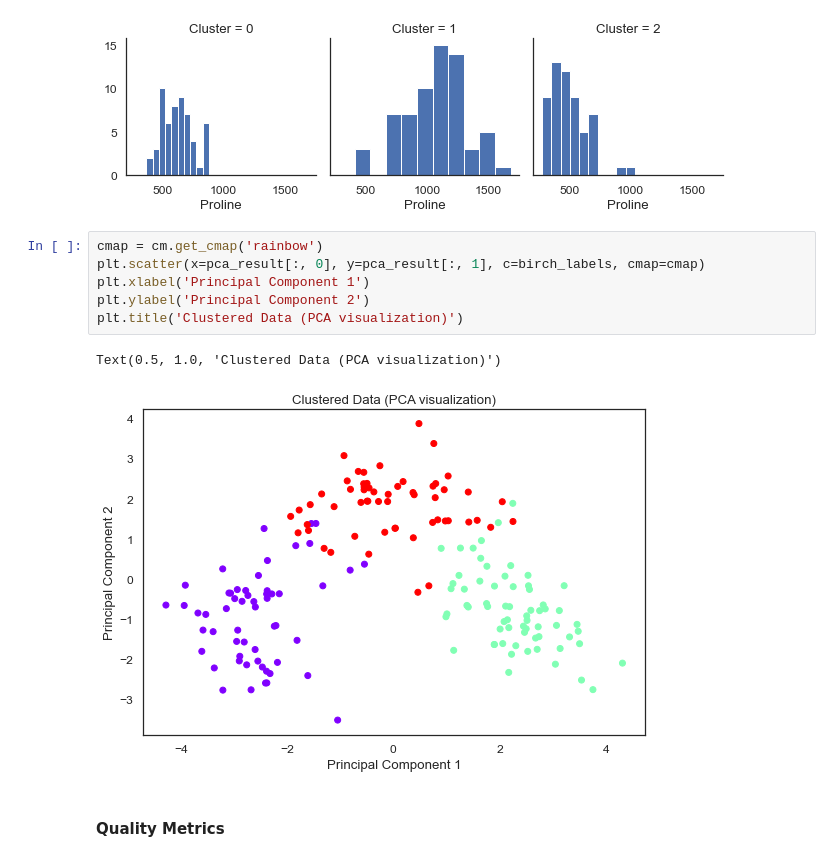
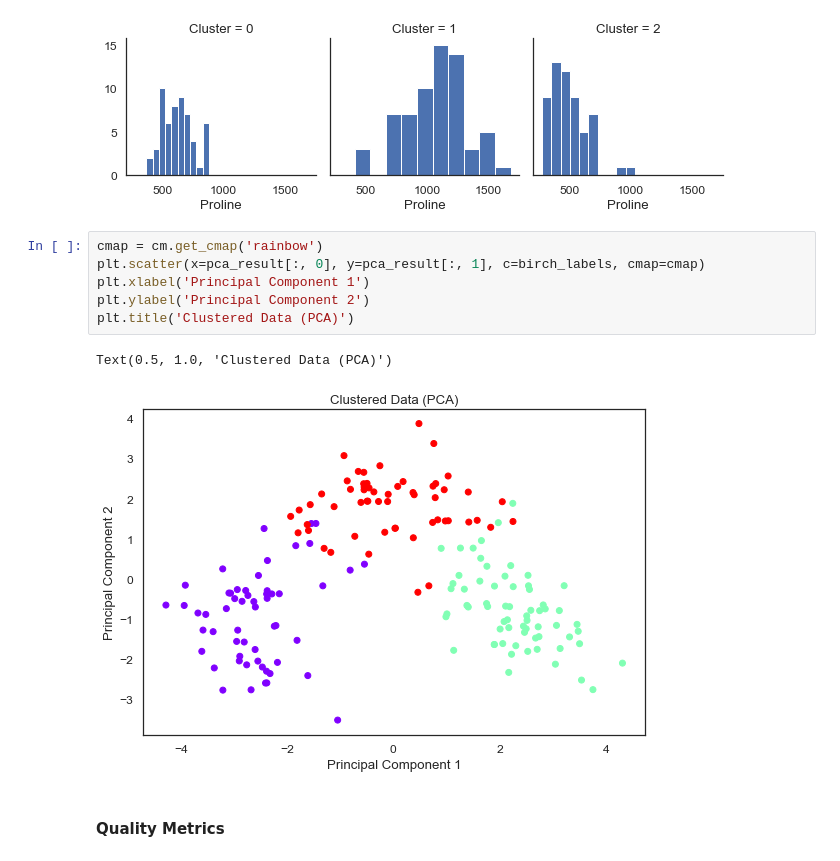
Before and after one commit to EVogel1999/Data-Mining-Assignment-3, a Jupyter notebook: src/main.ipynb, the cells around one changed output. Saved outputs shown, nothing was run; the diff lists cells and outputs as text.

```diff
--- a/src/main.ipynb
+++ b/src/main.ipynb
@@ -282,12 +282,12 @@ for cluster in aux[0:len(aux)-1]:
 # %%
 cmap = cm.get_cmap('rainbow')
 plt.scatter(x=pca_result[:, 0], y=pca_result[:, 1], c=birch_labels, cmap=cmap)
 plt.xlabel('Principal Component 1')
 plt.ylabel('Principal Component 2')
-plt.title('Clustered Data (PCA visualization)')
+plt.title('Clustered Data (PCA)')
 # %% [output]
-Text(0.5, 1.0, 'Clustered Data (PCA visualization)')
+Text(0.5, 1.0, 'Clustered Data (PCA)')
-[figure, old version]
+[figure, new version]
 # %% [markdown]
 #### Quality Metrics
 # %%
```
Also changed, not shown: parts of 5 cells of this notebook.
